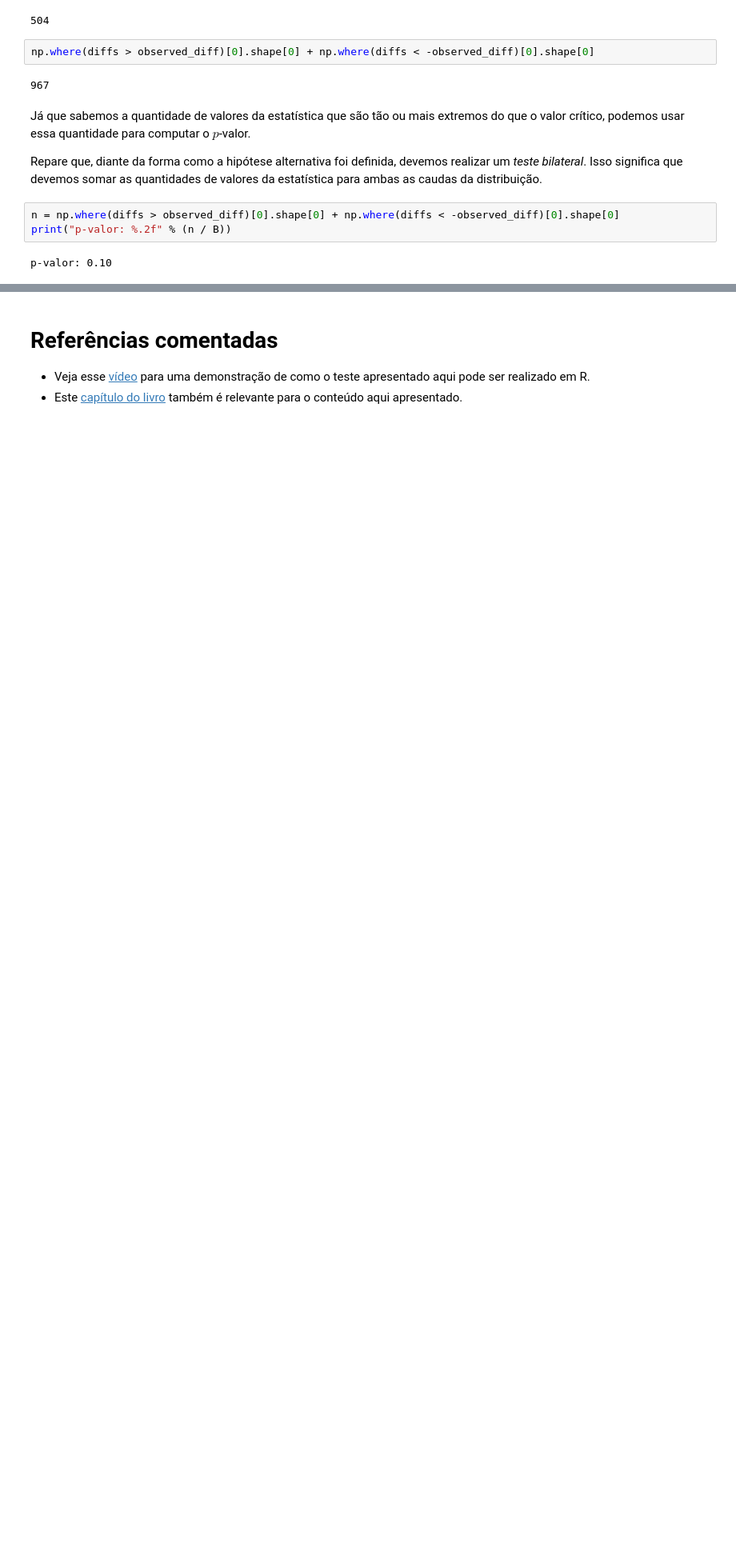
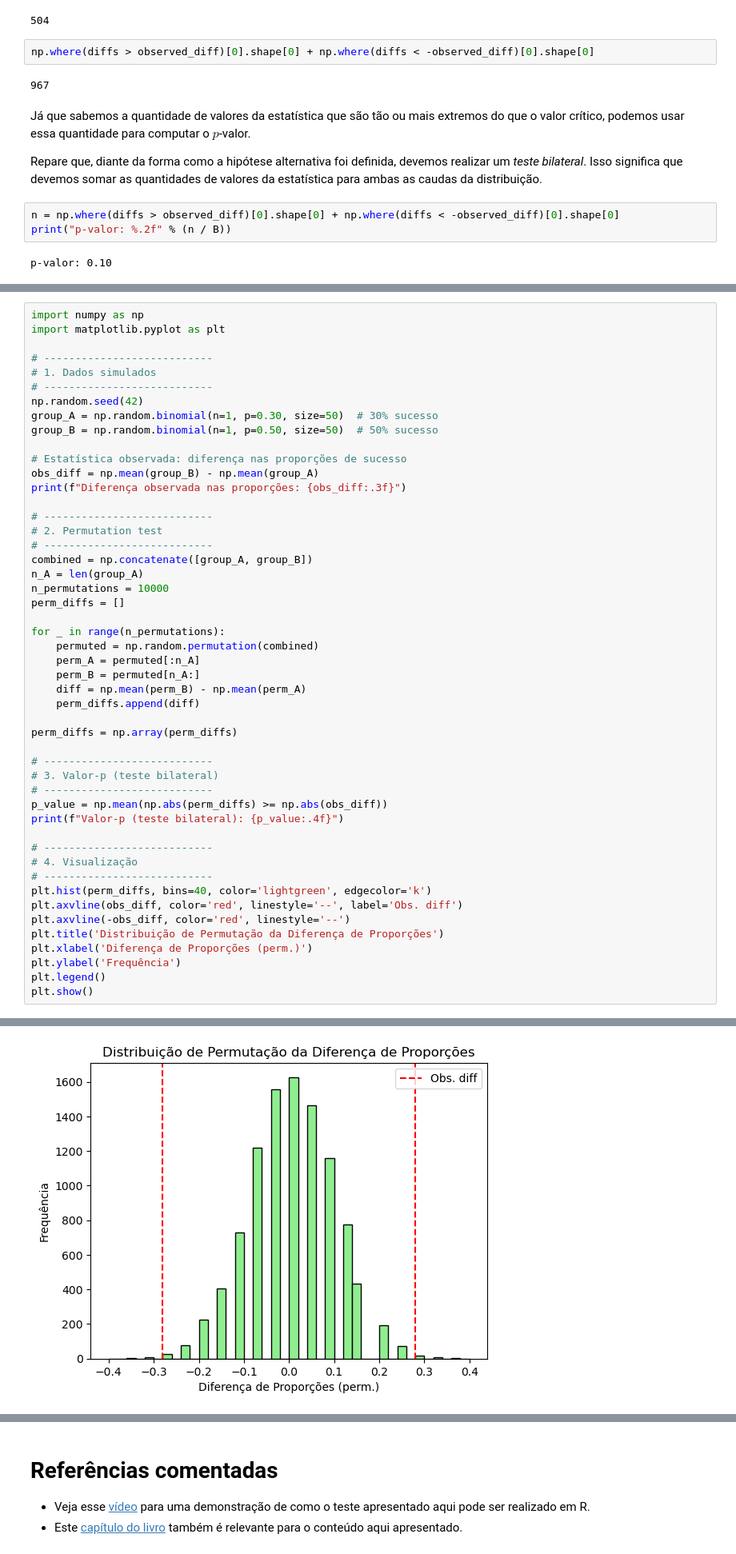
Before and after one commit to AILAB-CEFET-RJ/gcc1625, a Jupyter notebook: notebooks/10_permutation_test.ipynb, the cells around one changed output, grey strips where cells are left out. Shown at 80% size. Cells and saved outputs as stored; diff of their text form; blank space fills up the shorter version.

```diff
--- a/notebooks/10_permutation_test.ipynb
+++ b/notebooks/10_permutation_test.ipynb
@@ -380,0 +407,50 @@ Se considerarmos que o nível de significância definido para o estudo foi $\alp
+# %%
+import numpy as np
+import matplotlib.pyplot as plt
+
+# ---------------------------
+# 1. Dados simulados
+# ---------------------------
+np.random.seed(42)
+group_A = np.random.binomial(n=1, p=0.30, size=50)  # 30% sucesso
+group_B = np.random.binomial(n=1, p=0.50, size=50)  # 50% sucesso
+
+# Estatística observada: diferença nas proporções de sucesso
+obs_diff = np.mean(group_B) - np.mean(group_A)
+print(f"Diferença observada nas proporções: {obs_diff:.3f}")
+
+# ---------------------------
+# 2. Permutation test
+# ---------------------------
+combined = np.concatenate([group_A, group_B])
+n_A = len(group_A)
+n_permutations = 10000
+perm_diffs = []
+
+for _ in range(n_permutations):
+    permuted = np.random.permutation(combined)
+    perm_A = permuted[:n_A]
+    perm_B = permuted[n_A:]
+    diff = np.mean(perm_B) - np.mean(perm_A)
+    perm_diffs.append(diff)
+
+perm_diffs = np.array(perm_diffs)
+
+# ---------------------------
+# 3. Valor-p (teste bilateral)
+# ---------------------------
+p_value = np.mean(np.abs(perm_diffs) >= np.abs(obs_diff))
+print(f"Valor-p (teste bilateral): {p_value:.4f}")
+
+# ---------------------------
+# 4. Visualização
+# ---------------------------
+plt.hist(perm_diffs, bins=40, color='lightgreen', edgecolor='k')
+plt.axvline(obs_diff, color='red', linestyle='--', label='Obs. diff')
+plt.axvline(-obs_diff, color='red', linestyle='--')
+plt.title('Distribuição de Permutação da Diferença de Proporções')
+plt.xlabel('Diferença de Proporções (perm.)')
+plt.ylabel('Frequência')
+plt.legend()
+plt.show()
+# %% [output]
@@ -380,0 +459 @@ Se considerarmos que o nível de significância definido para o estudo foi $\alp
+[figure, added]
```
Also changed, not shown: parts of 17 cells of this notebook, 4 other files.
